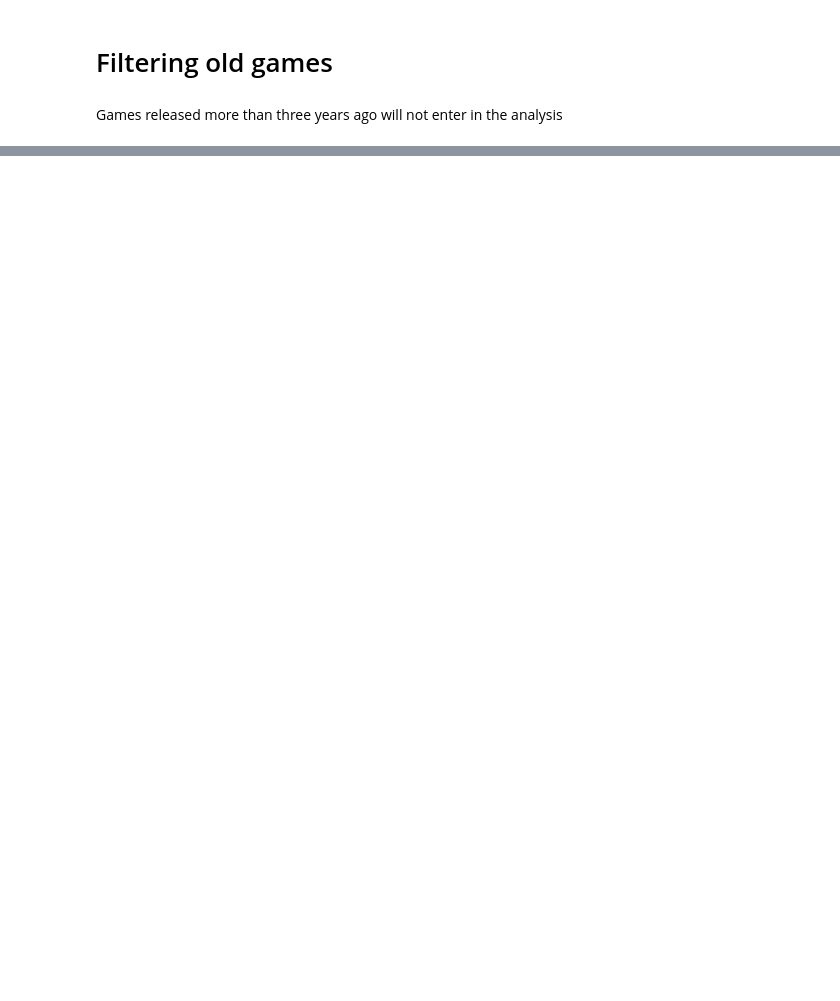
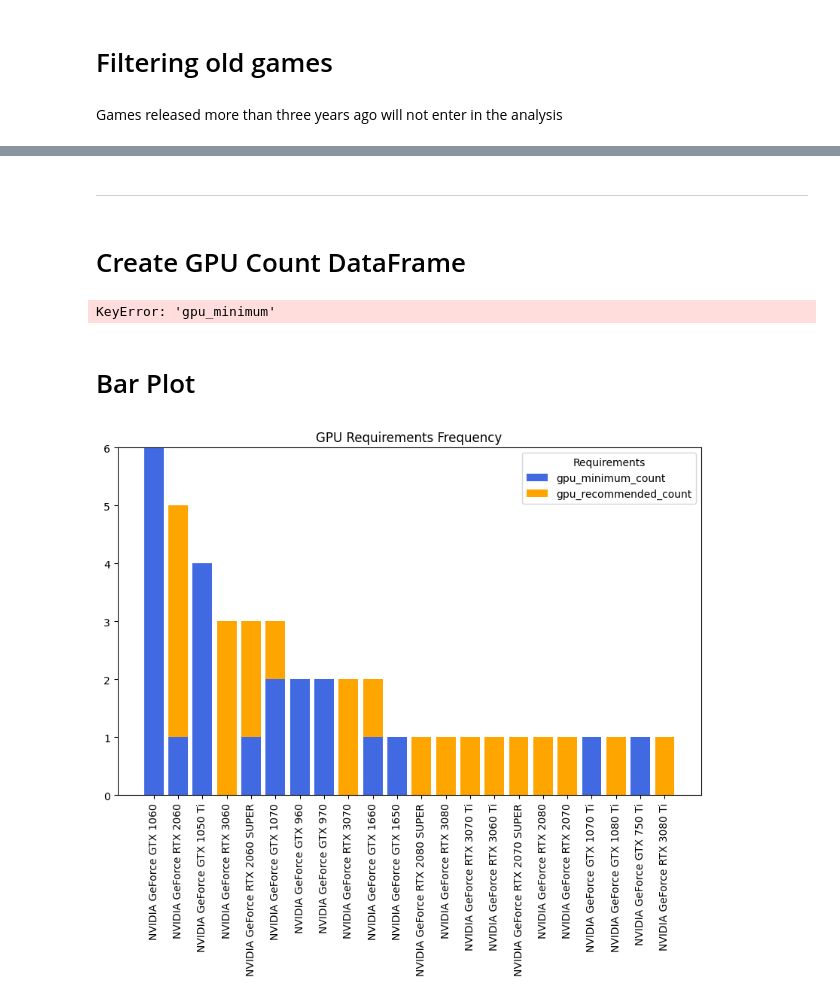
Before and after one commit to pedrohmgatti/projeto-games-steam, a Jupyter notebook: eda/exploratory_data_analysis.ipynb, the cells around one changed output, grey strips where cells are left out. Cells and saved outputs as stored; diff of their text form; code cells hidden in the pictures; blank space fills up the shorter version.

```diff
--- a/eda/exploratory_data_analysis.ipynb
+++ b/eda/exploratory_data_analysis.ipynb
@@ -118,0 +266,4 @@ games_requirement_data.drop('gpu_name', axis=1, inplace=True)
+# %% [markdown]
+---
+# %% [markdown]
+# Create GPU Count DataFrame
@@ -118,0 +273,12 @@ games_requirement_data.drop('gpu_name', axis=1, inplace=True)
+# %%
+# Concat Minimun and Recommended GPU
+gpu_count['gpu'] = pd.concat([games_requirement_data['gpu_minimum'], games_requirement_data['gpu_recommended']], ignore_index=True)
+gpu_count.drop_duplicates(inplace=True)
+# %% [output]
+KeyError: 'gpu_minimum'
+# %%
+# Minimum GPU count
+gpu_minimum_count = games_requirement_data['gpu_minimum'].value_counts().reset_index()
+
+# Recommended GPU count
+gpu_recommended_count = games_requirement_data['gpu_recommended'].value_counts().reset_index()
@@ -118,0 +297,42 @@ games_requirement_data.drop('gpu_name', axis=1, inplace=True)
+# %%
+# Fill null values
+gpu_count.fillna(0, inplace=True)
+
+# Create a All GPU count column
+gpu_count['gpu_total_count'] = gpu_count['count_x'] + gpu_count['count_y']
+gpu_count.rename(columns={'count_x':'gpu_minimum_count', 'count_y':'gpu_recommended_count'}, inplace=True)
+gpu_count.sort_values(by='gpu_total_count', inplace=True, ascending=False)
+# %% [markdown]
+# Bar Plot
+# %%
+gpu_requirements_count = gpu_count.drop('gpu_total_count', axis=1)
+# %%
+# Transformando o DataFrame para formato longo
+gpu_count_melted = gpu_requirements_count.melt(id_vars="gpu", var_name="requirements", value_name="qtd")
+
+# Criando um pivot mantendo a ordem original
+gpu_pivot = gpu_count_melted.pivot(index="gpu", columns="requirements", values="qtd").fillna(0)
+
+# Garantindo a ordem correta das GPUs
+gpu_pivot = gpu_pivot.reindex(gpu_requirements_count["gpu"])
+
+# Configuração do gráfico
+plt.figure(figsize=(10, 6))
+
+# Criando barras empilhadas
+bottom_values = [0] * len(gpu_pivot)
+
+colors = ["royalblue", "orange"]  # Ajuste conforme a quantidade de categorias
+for i, requirement in enumerate(gpu_pivot.columns):
+    plt.bar(gpu_pivot.index, gpu_pivot[requirement], bottom=bottom_values, label=requirement, color=colors[i])
+    bottom_values += gpu_pivot[requirement]
+
+# Personalização do gráfico
+plt.xlabel("")
+plt.ylabel("")
+plt.title("GPU Requirements Frequency")
+plt.xticks(rotation=90)
+plt.legend(title="Requirements")
+plt.show()
+# %% [output]
+[figure, added]
```
Also changed, not shown: parts of 48 cells of this notebook, 17 other files.
